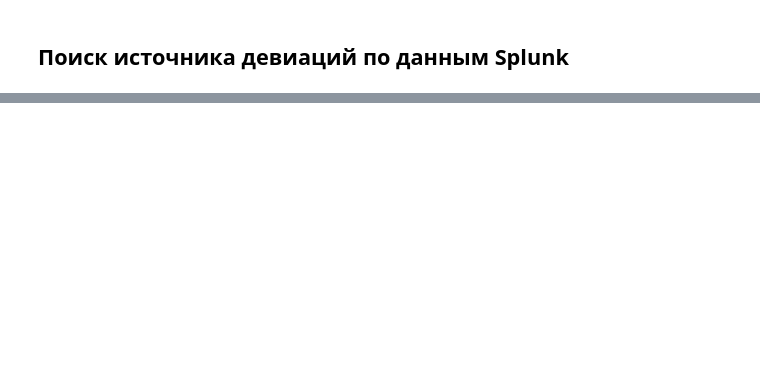
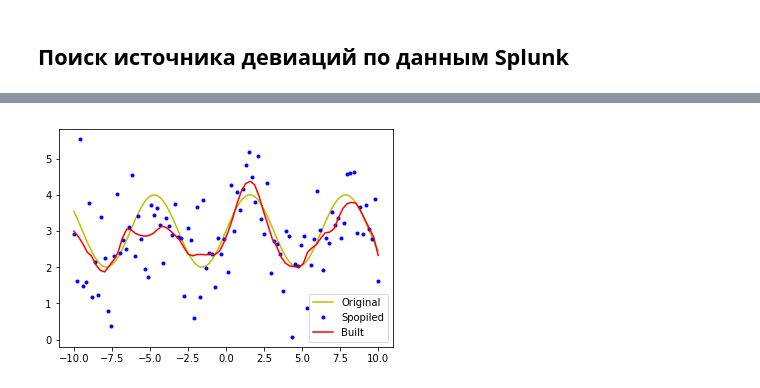
Before and after one commit to balobinp/RB_BD, a Jupyter notebook: RB_Splunk_Search_Deviation_Python3.ipynb, the cells around one changed output, grey strips where cells are left out. Drawn from its saved outputs; the diff is of its cells as text; code cells hidden in the pictures; blank space fills up the shorter version.

```diff
--- a/RB_Splunk_Search_Deviation_Python3.ipynb
+++ b/RB_Splunk_Search_Deviation_Python3.ipynb
@@ -97,0 +148,20 @@ plt.show()
+# %%
+import lowess as lo
+import numpy as np
+# For the 1D case:
+i=100 #Кол-во элементов исходной функции
+x=np.linspace(-10,10,i)
+f_orig = np.sin(x) + 3
+f = np.sin(x) + np.random.normal(loc=3,scale=1,size=i)
+j=70 #Кол-во элементов наложенной функции
+x0 = np.linspace(-10,10,j)
+f_hat = lo.lowess(x, f, x0)
+import matplotlib.pyplot as plt
+fig,ax = plt.subplots(1)
+ax.plot(x,f_orig,'y', label='Original') #исходный график
+ax.plot(x,f,'b.', label='Spopiled') #график с разбросами
+ax.plot(x0,f_hat,'r', label='Built') #восстановленный график методом lowess
+plt.legend()
+plt.show()
+# %% [output]
+[figure, added]
```
Also changed, not shown: parts of 7 cells of this notebook.
